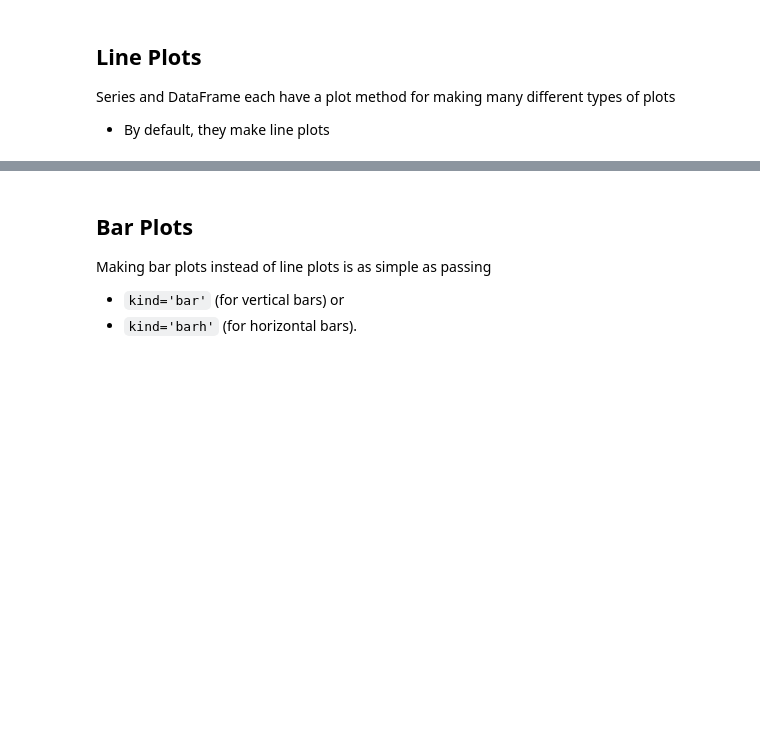
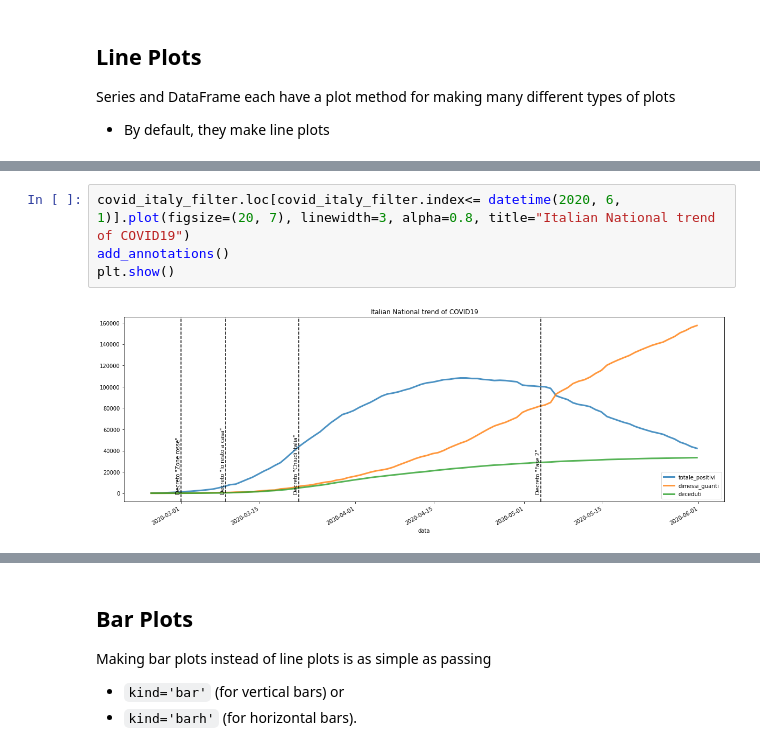
Before and after one commit to EMbeDS-education/IPDPP-GSSI-20202021, a Jupyter notebook: jupyter/jupyterNotebooks/Part1_NumPy_Pandas.ipynb, the cells around one changed output, grey strips where cells are left out. Saved outputs shown, nothing was run; the diff lists cells and outputs as text; blank space fills up the shorter version.

```diff
--- a/jupyter/jupyterNotebooks/Part1_NumPy_Pandas.ipynb
+++ b/jupyter/jupyterNotebooks/Part1_NumPy_Pandas.ipynb
@@ -1738,0 +2246,6 @@ Eliminiamo un certo numero di righe cambiando asse delle y
+# %%
+covid_italy_filter.loc[covid_italy_filter.index<= datetime(2020, 6, 1)].plot(figsize=(20, 7), linewidth=3, alpha=0.8, title="Italian National trend of COVID19")
+add_annotations()
+plt.show()
+# %% [output]
+[figure, added]
```
Also changed, not shown: parts of 107 cells of this notebook.
